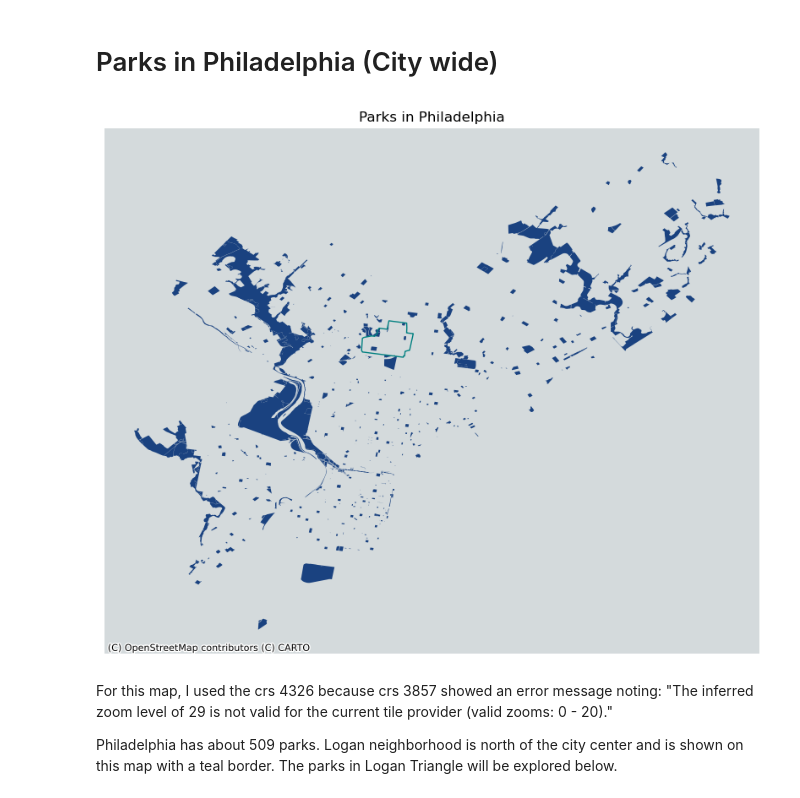
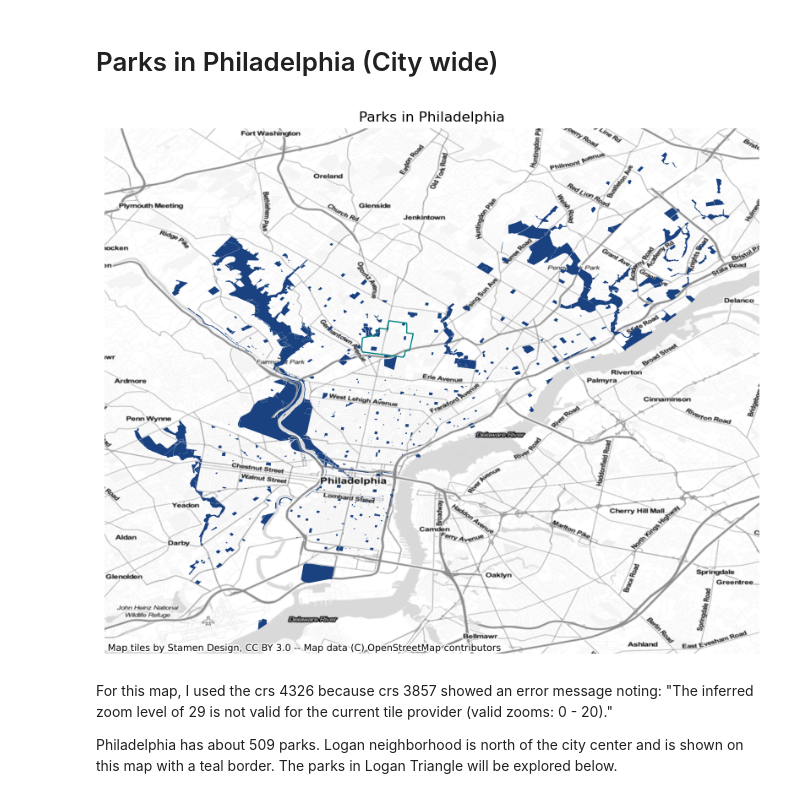
Before and after one commit to cassie-truong/up206-cassie, a Jupyter notebook: week07/transitandparks.ipynb, the cells around one changed output. Saved outputs shown, nothing was run; the diff lists cells and outputs as text; code cells hidden in the pictures.

```diff
--- a/week07/transitandparks.ipynb
+++ b/week07/transitandparks.ipynb
@@ -59,24 +59,24 @@ No columns needed to be converted. Let's map.
 # %%
 #mapping parks in philadelpia and adding the logan boundary
 fig, ax = plt.subplots(figsize=(10,10))
 
 
 PPR.plot(ax=ax,
 marker='X',
 markersize=20,
 color='#1a4280ff')
 
 
 ax.axis('off')
 
 
 ax.set_title('Parks in Philadelphia')
 
 logan_boundary.geometry.boundary.plot(color=None,edgecolor='teal',linewidth = 1,ax=ax)
 
-ctx.add_basemap(ax,source=ctx.providers.CartoDB.Positron)
+ctx.add_basemap(ax, source=ctx.providers.Stamen.TonerLite, crs=4326)
 # %% [output]
-[figure, old version]
+[figure, new version]
 # %% [markdown]
 For this map, I used the crs  4326 because crs 3857 showed an error message noting: "The inferred zoom level of 29 is not valid for the current tile provider (valid zooms: 0 - 20)."
 
```
